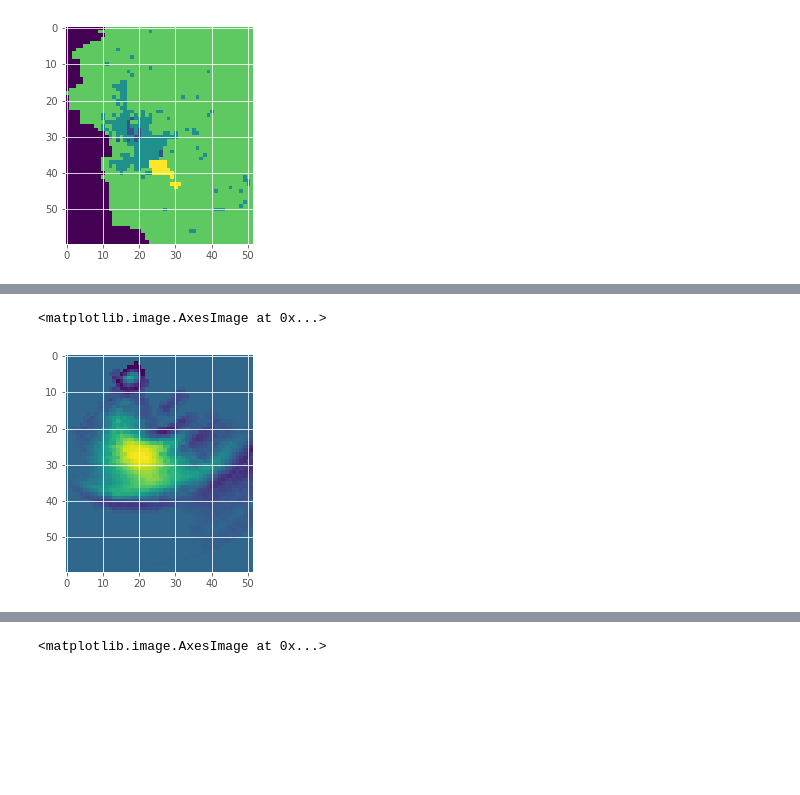
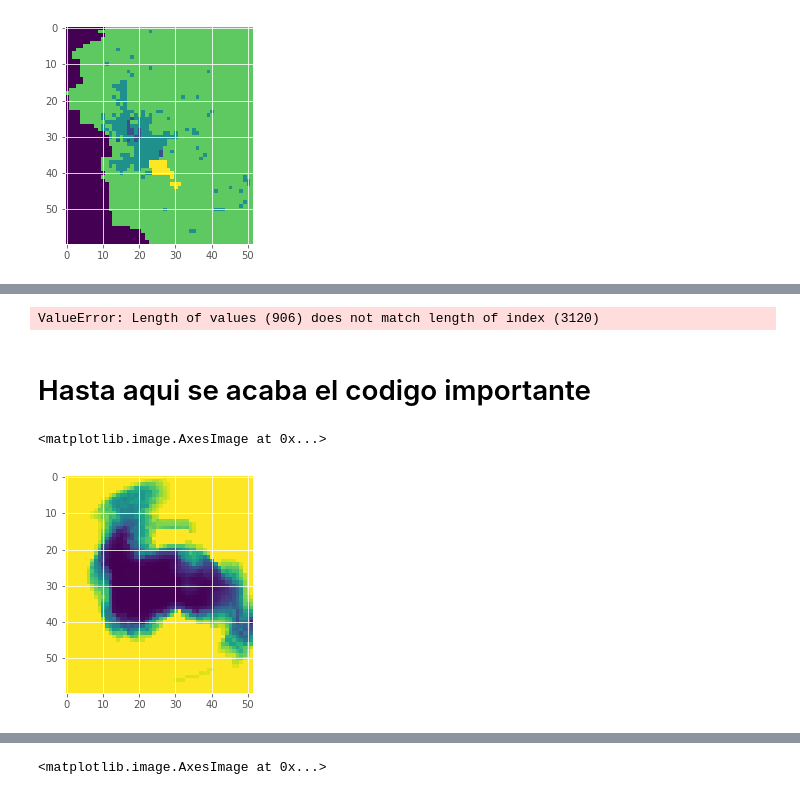
Before and after one commit to rdglpz/optimal_light_sensor_location, a Jupyter notebook: paso1_construir_base_de_datos_semivarianza.ipynb, the cells around one changed output, grey strips where cells are left out. Cells and saved outputs as stored; diff of their text form; code cells hidden in the pictures; blank space fills up the shorter version.

Commit message:
paso 1 corregido
Habia un error generando los mapas de semivarianzas

```diff
--- a/paso1_construir_base_de_datos_semivarianza.ipynb
+++ b/paso1_construir_base_de_datos_semivarianza.ipynb
@@ -153,10 +149,28 @@ for i,si in enumerate(coords):
+# %%
+filesv = setup["experiment_id"]+setup["folder_semivariances"]+setup["output_semivariances"]+".csv"
+filesvmask = setup["experiment_id"]+setup["folder_semivariances"]+setup["output_semivariances"]+"mask.csv"
+
+
+df_semivariance = pd.DataFrame(allsemivariances)
+df_semivariance.insert(0,"coordsy",coords[:,0])
+df_semivariance.insert(1,"coordsx",coords[:,1])
+df_semivariance.to_csv(filesv)
+
+df_semivariance_mask = pd.DataFrame(allmask)
+df_semivariance_mask.insert(0,"coordsy",coords[:,0])
+df_semivariance_mask.insert(1,"coordsx",coords[:,1])
+df_semivariance_mask.to_csv(filesvmask)
+# %% [output]
+ValueError: Length of values (906) does not match length of index (3120)
+# %% [markdown]
+# Hasta aqui se acaba el codigo importante
 # %%
-si = (2,19)
+si = (33,29)
  #generate a semivariance sv map
 
 sv = rG.makeSemivarianceMap(si)
 plt.imshow(sv)
 # %% [output]
 <matplotlib.image.AxesImage at 0x...>
-[figure, old version]
+[figure, new version]
 # %%
```
Also changed, not shown: parts of 16 cells of this notebook, 1 other file.
